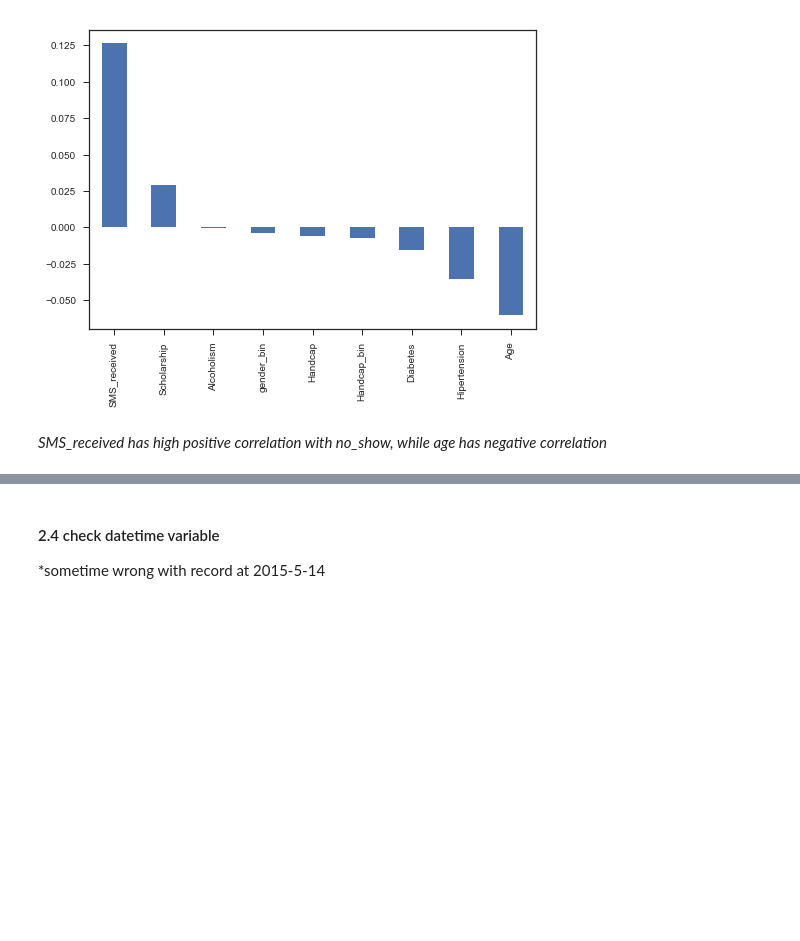
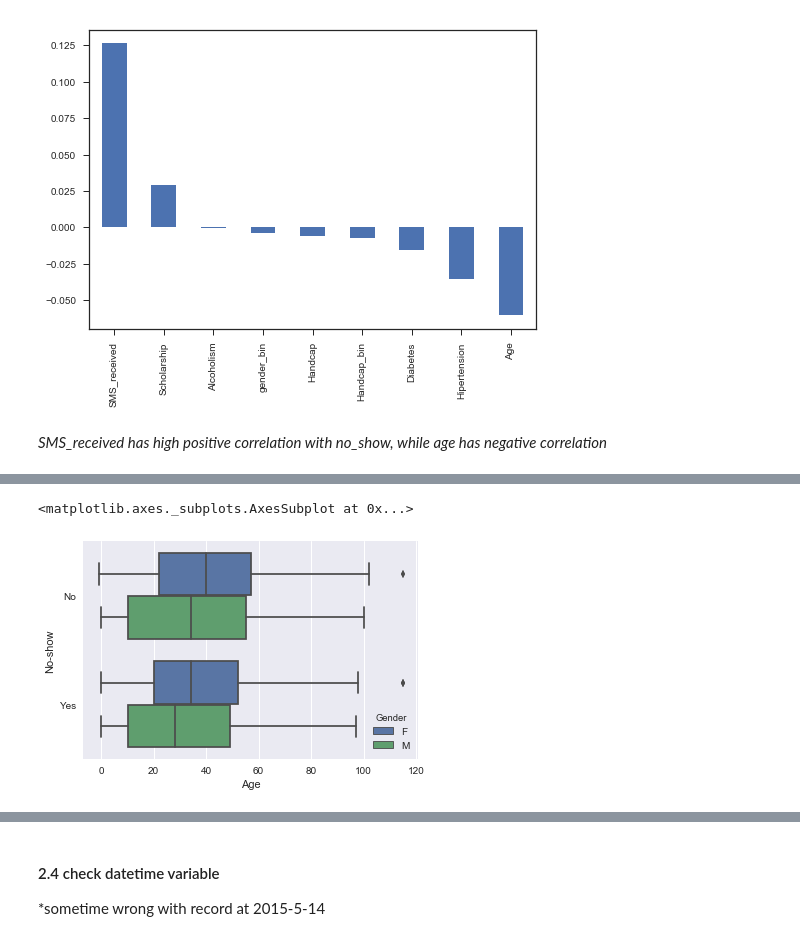
Before and after one commit to wanggene/research, a Jupyter notebook: P06_MedicalAppointment/PML_03_Medical_Appointment.ipynb, the cells around one changed output, grey strips where cells are left out. Drawn from its saved outputs; the diff is of its cells as text; code cells hidden in the pictures; blank space fills up the shorter version.

```diff
--- a/P06_MedicalAppointment/PML_03_Medical_Appointment.ipynb
+++ b/P06_MedicalAppointment/PML_03_Medical_Appointment.ipynb
@@ -219,0 +247,5 @@ appoint.corr().no_show_bin.sort_values(ascending=False)[1:].plot(kind='bar')
+# %%
+sns.boxplot(appoint.Age,  appoint['No-show'], hue =appoint.Gender)
+# %% [output]
+<matplotlib.axes._subplots.AxesSubplot at 0x...>
+[figure, added]
```
Also changed, not shown: parts of 18 cells of this notebook.
